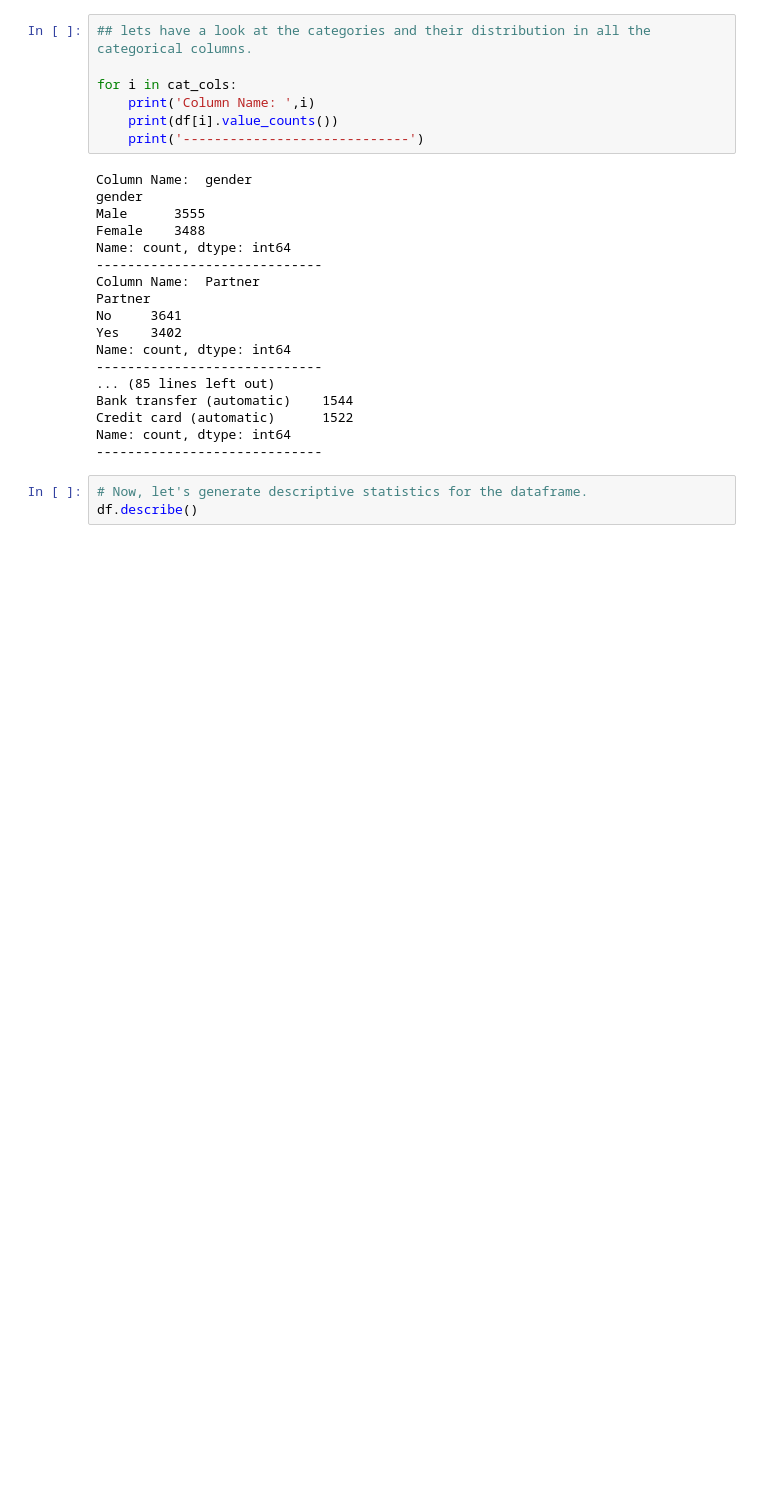
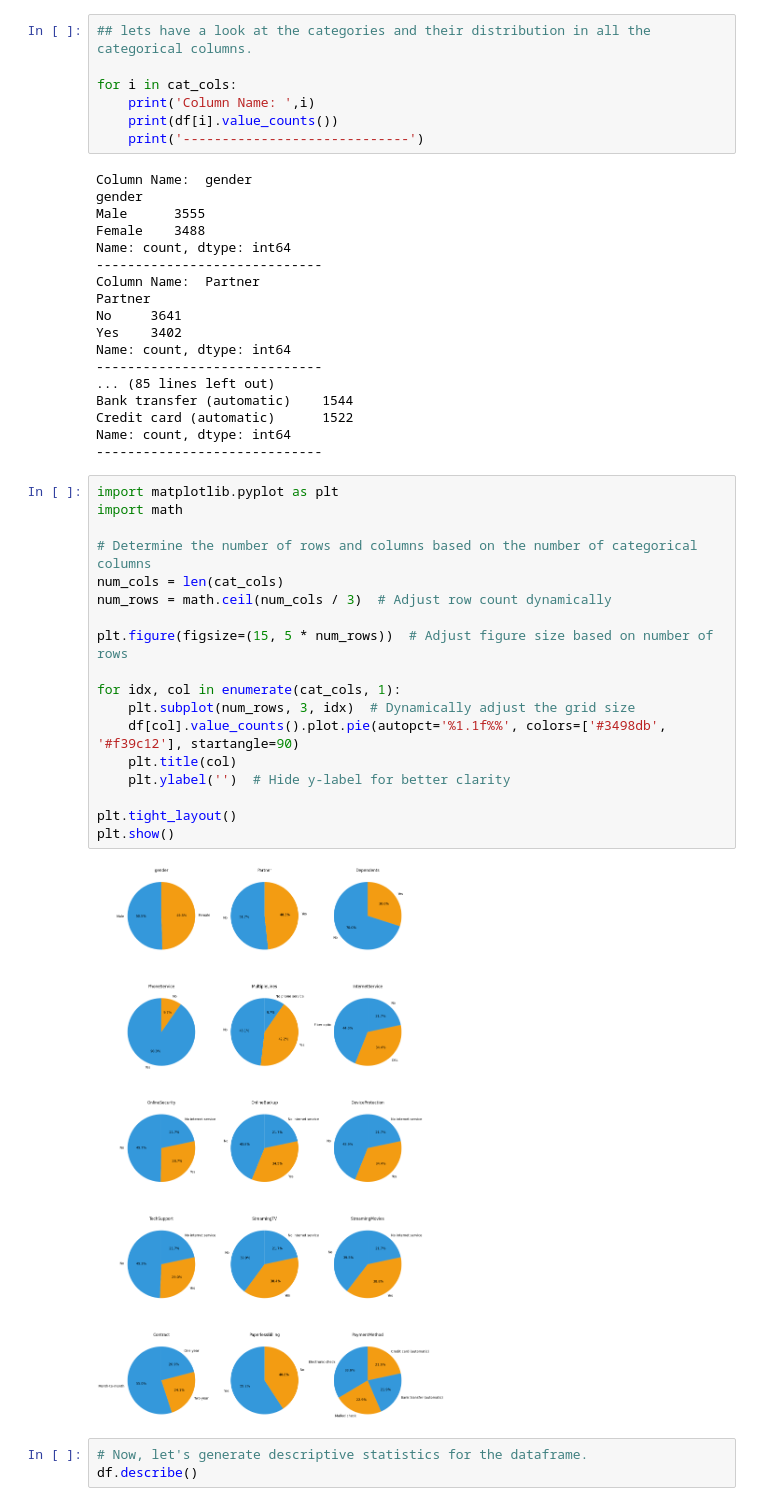
Before and after one commit to hdn0101/survivalanalysis, a Jupyter notebook: Survival_Analysis_Tesco_Customer_Churn.ipynb, the cells around one changed output. Drawn from its saved outputs; the diff is of its cells as text; blank space fills up the shorter version.

```diff
--- a/Survival_Analysis_Tesco_Customer_Churn.ipynb
+++ b/Survival_Analysis_Tesco_Customer_Churn.ipynb
@@ -156,6 +158,26 @@ Bank transfer (automatic)    1544
 Credit card (automatic)      1522
 Name: count, dtype: int64
 -----------------------------
+# %%
+import matplotlib.pyplot as plt
+import math
+
+# Determine the number of rows and columns based on the number of categorical columns
+num_cols = len(cat_cols)
+num_rows = math.ceil(num_cols / 3)  # Adjust row count dynamically
+
+plt.figure(figsize=(15, 5 * num_rows))  # Adjust figure size based on number of rows
+
+for idx, col in enumerate(cat_cols, 1):
+    plt.subplot(num_rows, 3, idx)  # Dynamically adjust the grid size
+    df[col].value_counts().plot.pie(autopct='%1.1f%%', colors=['#3498db', '#f39c12'], startangle=90)
+    plt.title(col)
+    plt.ylabel('')  # Hide y-label for better clarity
+
+plt.tight_layout()
+plt.show()
+# %% [output]
+[figure, added]
 # %%
 # Now, let's generate descriptive statistics for the dataframe.
 df.describe()
```
Also changed, not shown: parts of 17 cells of this notebook.
